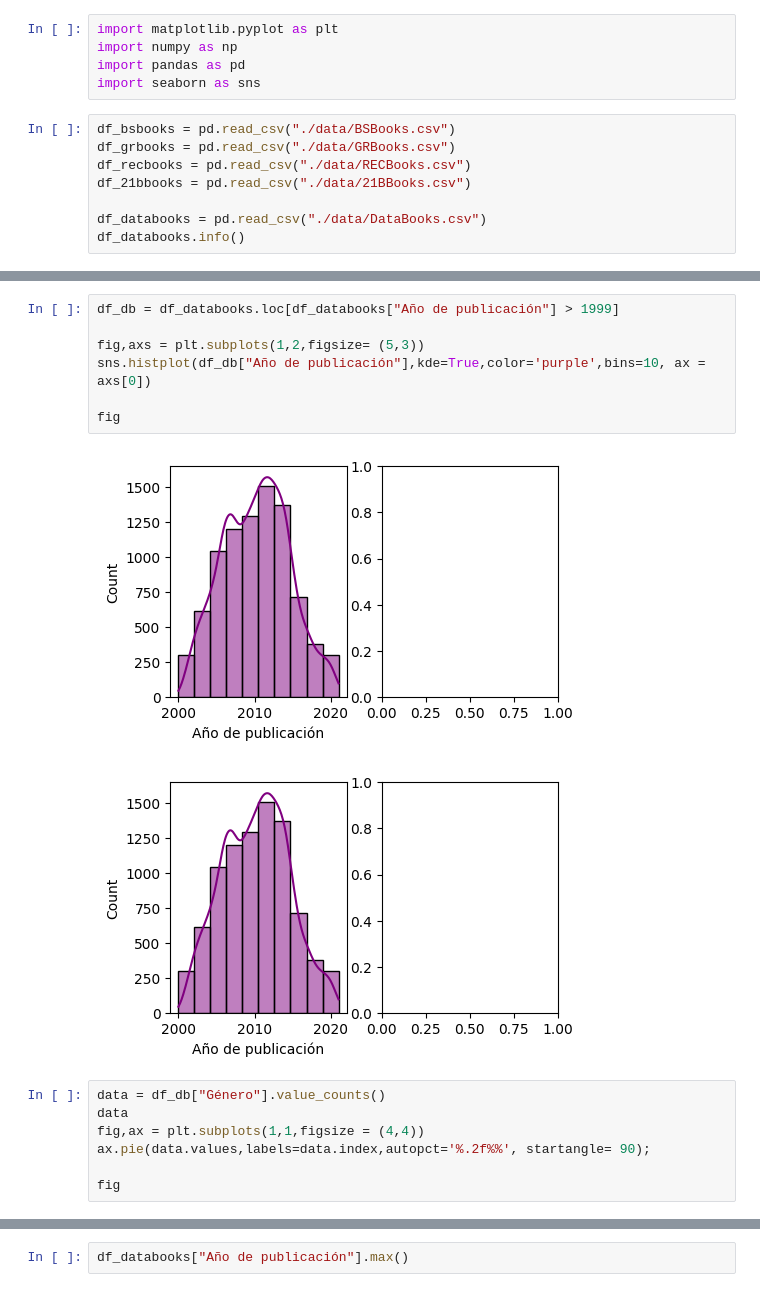
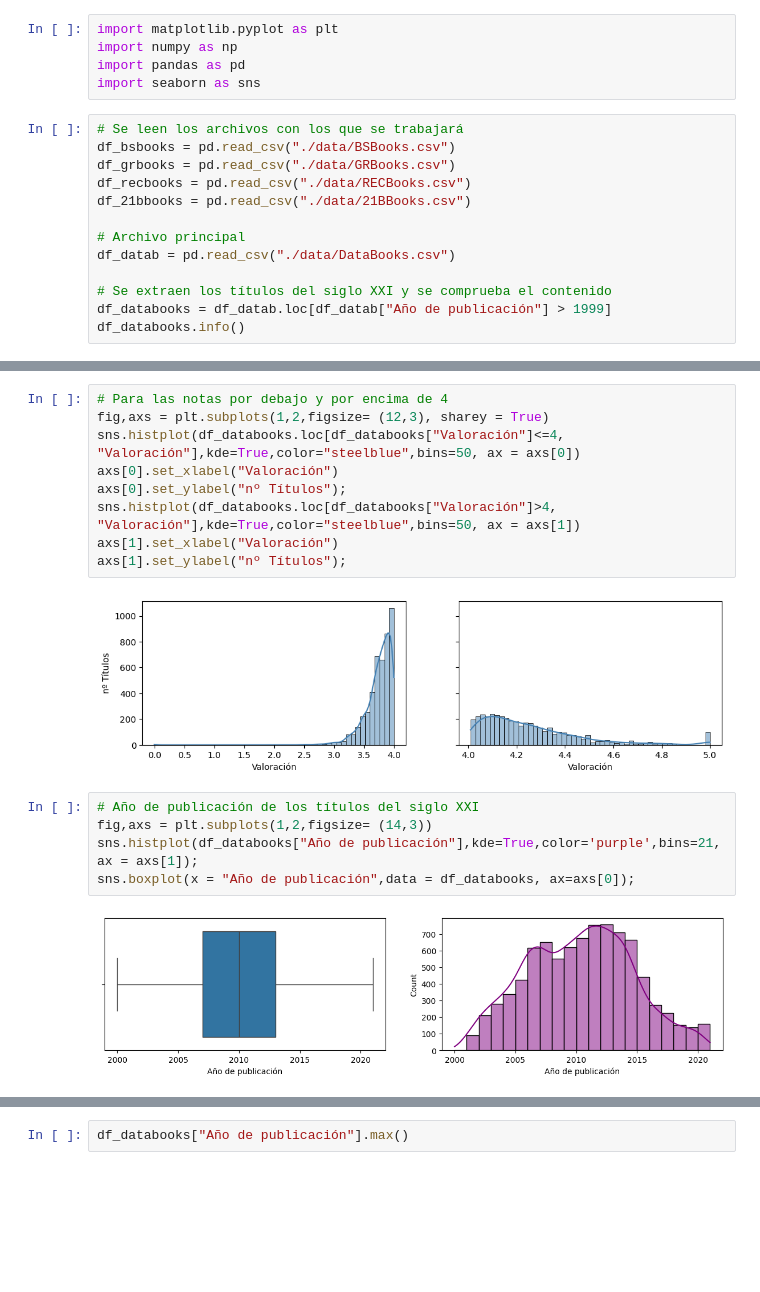
Before and after one commit to AntGV/EDA_Proyecto_Editorial, a Jupyter notebook: Graficos.ipynb, the cells around one changed output, grey strips where cells are left out. Cells and saved outputs as stored; diff of their text form; blank space fills up the shorter version.

```diff
--- a/Graficos.ipynb
+++ b/Graficos.ipynb
@@ -6,12 +6,17 @@ import numpy as np
 import pandas as pd
 import seaborn as sns
 # %%
+# Se leen los archivos con los que se trabajará
 df_bsbooks = pd.read_csv("./data/BSBooks.csv")
 df_grbooks = pd.read_csv("./data/GRBooks.csv")
 df_recbooks = pd.read_csv("./data/RECBooks.csv")
 df_21bbooks = pd.read_csv("./data/21BBooks.csv")
 
-df_databooks = pd.read_csv("./data/DataBooks.csv")
+# Archivo principal
+df_datab = pd.read_csv("./data/DataBooks.csv")
+
+# Se extraen los títulos del siglo XXI y se comprueba el contenido
+df_databooks = df_datab.loc[df_datab["Año de publicación"] > 1999]
 df_databooks.info()
 # %% [output]
 <class 'pandas.core.frame.DataFrame'>
@@ -91,17 +148,18 @@ axs[2].legend();
+# %%
+# Para las notas por debajo y por encima de 4
+fig,axs = plt.subplots(1,2,figsize= (12,3), sharey = True)
+sns.histplot(df_databooks.loc[df_databooks["Valoración"]<=4, "Valoración"],kde=True,color="steelblue",bins=50, ax = axs[0])
+axs[0].set_xlabel("Valoración")
+axs[0].set_ylabel("nº Títulos");
+sns.histplot(df_databooks.loc[df_databooks["Valoración"]>4, "Valoración"],kde=True,color="steelblue",bins=50, ax = axs[1])
+axs[1].set_xlabel("Valoración")
+axs[1].set_ylabel("nº Títulos");
+# %% [output]
+[figure, added]
 # %%
-df_db = df_databooks.loc[df_databooks["Año de publicación"] > 1999]
-
-fig,axs = plt.subplots(1,2,figsize= (5,3))
-sns.histplot(df_db["Año de publicación"],kde=True,color='purple',bins=10, ax = axs[0])
-
-fig
+# Año de publicación de los títulos del siglo XXI
+fig,axs = plt.subplots(1,2,figsize= (14,3))
+sns.histplot(df_databooks["Año de publicación"],kde=True,color='purple',bins=21, ax = axs[1]);
+sns.boxplot(x = "Año de publicación",data = df_databooks, ax=axs[0]);
 # %% [output]
-[figure, old version]
+[figure, new version]
-[figure, removed]
-# %%
-data = df_db["Género"].value_counts()
-data
-fig,ax = plt.subplots(1,1,figsize = (4,4))
-ax.pie(data.values,labels=data.index,autopct='%.2f%%', startangle= 90);
-
-fig
```
Also changed, not shown: parts of 24 cells of this notebook.
